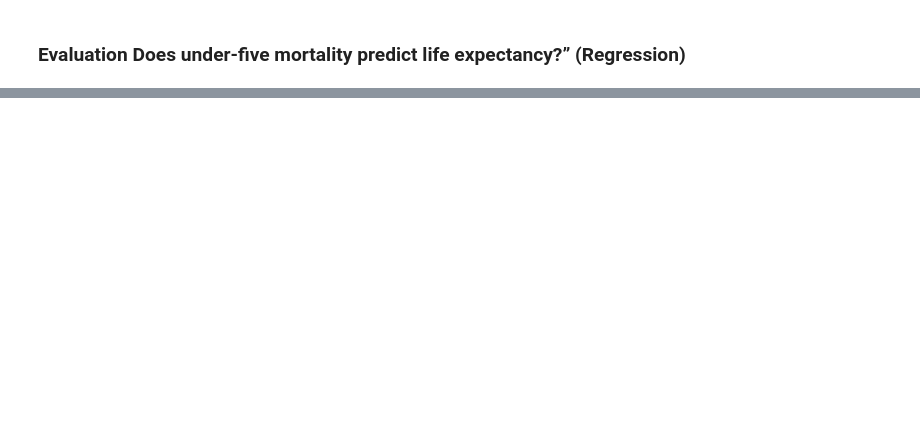
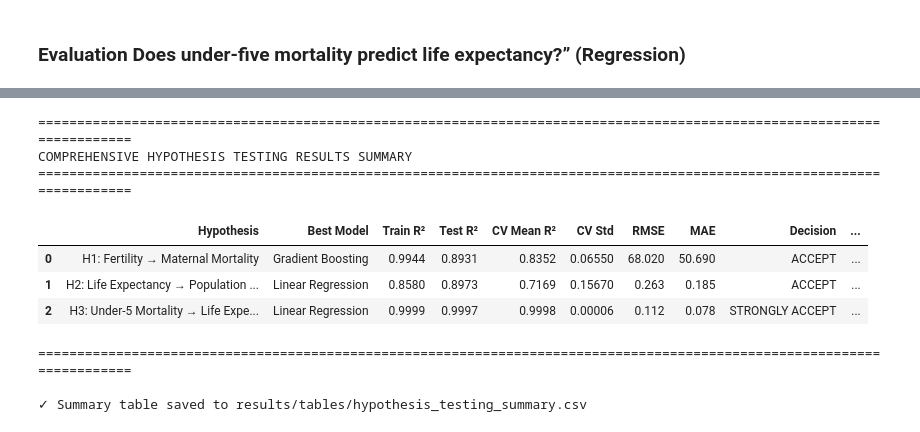
Before and after one commit to GHEASANDRINEMAWEN/Africa-Population-Trend-and-Health-Analysis-UN-dataset-, a Jupyter notebook: notebooks/main_analysis.ipynb, the cells around one changed output, grey strips where cells are left out. Drawn from its saved outputs; the diff is of its cells as text; code cells hidden in the pictures; blank space fills up the shorter version.

Commit message:
Add hypothesis testing to the work

```diff
--- a/notebooks/main_analysis.ipynb
+++ b/notebooks/main_analysis.ipynb
@@ -491,0 +1221,45 @@ comparison_h3
+# %%
+# Create a comprehensive summary table
+summary_results = pd.DataFrame({
+    'Hypothesis': [
+        'H1: Fertility → Maternal Mortality',
+        'H2: Life Expectancy → Population Growth',
+        'H3: Under-5 Mortality → Life Expectancy'
+    ],
+    'Best Model': [
+        'Gradient Boosting',
+        'Linear Regression',
+        'Linear Regression'
+    ],
+    'Train R²': [0.9944, 0.8580, 0.9999],
+    'Test R²': [0.8931, 0.8973, 0.9997],
+    'CV Mean R²': [0.8352, 0.7169, 0.9998],
+    'CV Std': [0.0655, 0.1567, 0.00006],
+    'RMSE': [68.02, 0.263, 0.112],
+    'MAE': [50.69, 0.185, 0.078],
+    'Decision': ['ACCEPT', 'ACCEPT', 'STRONGLY ACCEPT'],
+    'Evidence Strength': ['Strong', 'Strong', 'Extremely Strong'],
+    'Confidence': ['90%', '90%', '>99%']
+})
+
+# Display the table
+print("\n" + "="*120)
+print("COMPREHENSIVE HYPOTHESIS TESTING RESULTS SUMMARY")
+print("="*120)
+display(summary_results)
+print("="*120)
+
+# Export to CSV
+summary_results.to_csv('../results/tables/hypothesis_testing_summary.csv', index=False)
+print("\n✓ Summary table saved to results/tables/hypothesis_testing_summary.csv")
+# %% [output]
+========================================================================================================================
+COMPREHENSIVE HYPOTHESIS TESTING RESULTS SUMMARY
+========================================================================================================================
+|  | Hypothesis | Best Model | Train R² | Test R² | CV Mean R² | CV Std | RMSE | MAE | Decision | ... |
+| 0 | H1: Fertility → Maternal Mortality | Gradient Boosting | 0.9944 | 0.8931 | 0.8352 | 0.06550 | 68.020 | 50.690 | ACCEPT | ... |
+| 1 | H2: Life Expectancy → Population ... | Linear Regression | 0.8580 | 0.8973 | 0.7169 | 0.15670 | 0.263 | 0.185 | ACCEPT | ... |
+| 2 | H3: Under-5 Mortality → Life Expe... | Linear Regression | 0.9999 | 0.9997 | 0.9998 | 0.00006 | 0.112 | 0.078 | STRONGLY ACCEPT | ... |
+========================================================================================================================
+
+✓ Summary table saved to results/tables/hypothesis_testing_summary.csv
```
Also changed, not shown: parts of 17 cells of this notebook, 18 other files.
